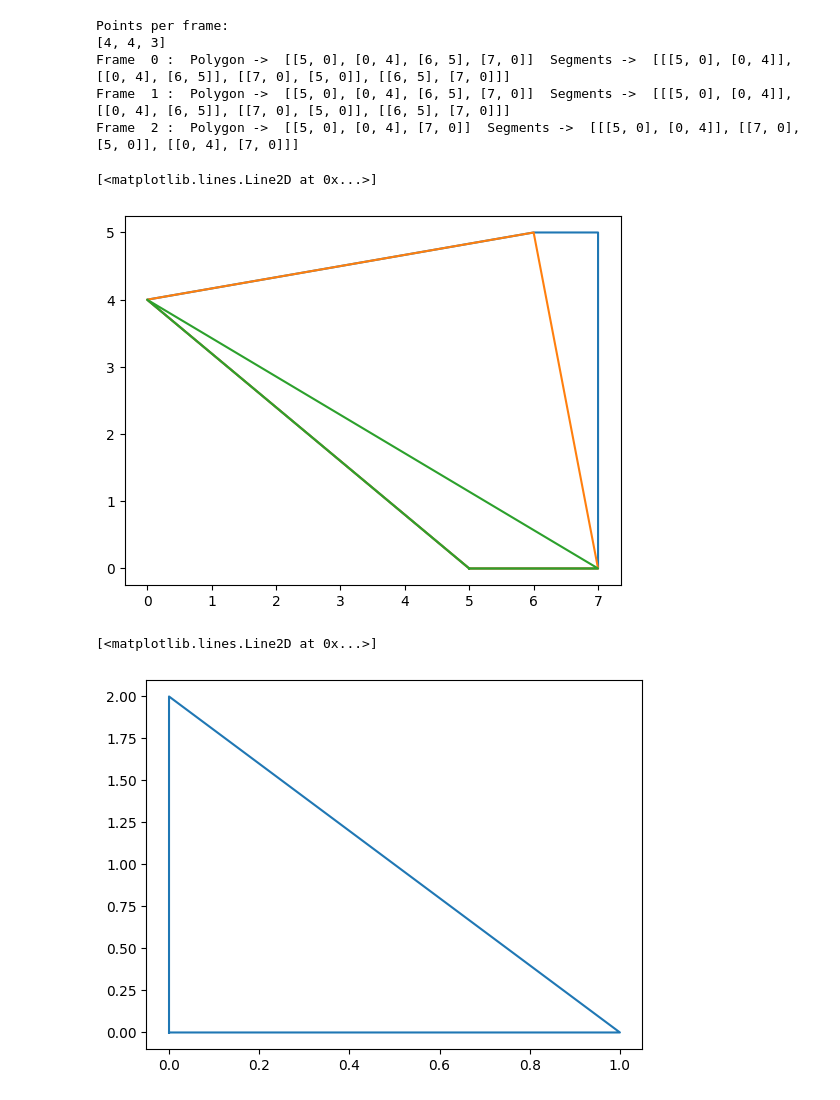
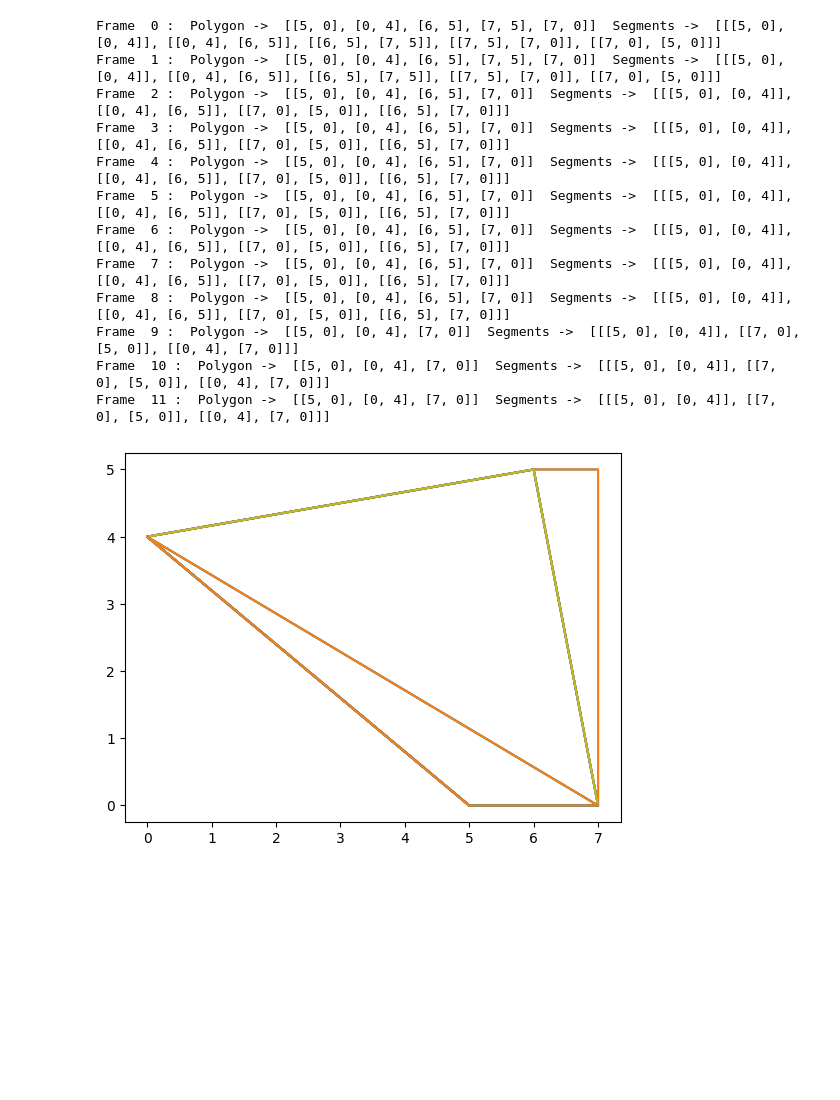
Before and after one commit to Gc0rp/vidat_scripts, a Jupyter notebook: Polygon Points and Spatial Interpolation.ipynb, the cells around one changed output. Cells and saved outputs as stored; diff of their text form; code cells hidden in the pictures; blank space fills up the shorter version.

```diff
--- a/Polygon Points and Spatial Interpolation.ipynb
+++ b/Polygon Points and Spatial Interpolation.ipynb
@@ -299,61 +332,70 @@ def spatialInterpolate(polygon_A, polygon_B, segments_A, segments_B, operation):
         polygon_A, segments_A = removeVertex(list(smallest_coordinate), segments_A, polygon_A)
 
     return np.array(polygon_A), np.array(segments_A)
+# %%
+def convertToFrameCoords(polygon):
+    """
+    Given a polygon this seperates the x and y values into seperate arrays so they can be processed by matplotlib.
+
+    Args:
+        polygon: An array of vertices
+
+    Returns:
+        Two lists, one containing the x value and the other containing the y values.
+    """
+
+    x_coords = []
+    y_coords = []
+
+    for coord in polygon:
+        x_coords.append(coord[0])
+        y_coords.append(coord[1])
+
+    x_coords.append(polygon[0][0])
+    y_coords.append(polygon[0][1])
+    return x_coords, y_coords
 # %%
-x = 3 # Number of frames
-operation = '-' # Monotonically decreasing
-
-# CODE FOR MONOTONICALLY INCREASING POLYGON - change operation to '+' before running
-# polygon_A = np.array([[0,0],[1,0],[0,2]]) # Polygon A
-# polygon_B = np.array([[5,0], [0,4], [6,5], [7,5], [7,0]]) # Polygon B
-# pointFrameList = getPointsPerFrame(polygon_A, polygon_B, x)
-# segments_A = np.array([[[0,0], [0,2]], [[0,2], [1,0]], [[1,0], [0,0]]])
-# segments_B = np.array([[[5,0], [0,4]], [[0,4], [6,5]], [[6,5], [7,5]], [[7,5], [7,0]], [[7,0], [5,0]]])
-
+x = 12 # Number of frames
 
 # CODE FOR MONOTONICALLY DECREASING POLYGON - change operation to '-' before running
+operation = '-' # Monotonically decreasing
 polygon_A = np.array([[5,0], [0,4], [6,5], [7,5], [7,0]])
 polygon_B = np.array([[0,0],[1,0],[0,2]]) # Polygon B
 segments_A = np.array([[[5,0], [0,4]], [[0,4], [6,5]], [[6,5], [7,5]], [[7,5], [7,0]], [[7,0], [5,0]]])
 segments_B = np.array([[[0,0], [0,2]], [[0,2], [1,0]], [[1,0], [0,0]]])
 
 
 
 pointFrameList = getPointsPerFrame(polygon_A, polygon_B, x)
-
-print("Points per frame: ")
-print(pointFrameList)
+x_frameCoords = []
 
 
 for i in range(0, x):
     # If we are not adding or removing points
     if(len(polygon_A) == pointFrameList[i]):
         if(operation == '+'):
             minimumSubset(polygon_A, polygon_B)
         if(operation == '-'):
             minimumSubset(polygon_B, polygon_A)
     else:
         # If we decide to add/remove a point
         polygon_A, segments_A = spatialInterpolate(polygon_A, polygon_B, segments_A, segments_B, operation)
+
+    frame = convertToFrameCoords(polygon_A)
+    x_value = 0
+    plt.plot(frame[0], frame[1]) # Initial State
     print("Frame ", i, ": ", "Polygon -> ", polygon_A.tolist(), " Segments -> ", segments_A.tolist())
 # %% [output]
-Points per frame:
-[4, 4, 3]
-Frame  0 :  Polygon ->  [[5, 0], [0, 4], [6, 5], [7, 0]]  Segments ->  [[[5, 0], [0, 4]], [[0, 4], [6, 5]], [[7, 0], [5, 0]], [[6, 5], [7, 0]]]
-Frame  1 :  Polygon ->  [[5, 0], [0, 4], [6, 5], [7, 0]]  Segments ->  [[[5, 0], [0, 4]], [[0, 4], [6, 5]], [[7, 0], [5, 0]], [[6, 5], [7, 0]]]
-Frame  2 :  Polygon ->  [[5, 0], [0, 4], [7, 0]]  Segments ->  [[[5, 0], [0, 4]], [[7, 0], [5, 0]], [[0, 4], [7, 0]]]
+Frame  0 :  Polygon ->  [[5, 0], [0, 4], [6, 5], [7, 5], [7, 0]]  Segments ->  [[[5, 0], [0, 4]], [[0, 4], [6, 5]], [[6, 5], [7, 5]], [[7, 5], [7, 0]], [[7, 0], [5, 0]]]
+Frame  1 :  Polygon ->  [[5, 0], [0, 4], [6, 5], [7, 5], [7, 0]]  Segments ->  [[[5, 0], [0, 4]], [[0, 4], [6, 5]], [[6, 5], [7, 5]], [[7, 5], [7, 0]], [[7, 0], [5, 0]]]
+Frame  2 :  Polygon ->  [[5, 0], [0, 4], [6, 5], [7, 0]]  Segments ->  [[[5, 0], [0, 4]], [[0, 4], [6, 5]], [[7, 0], [5, 0]], [[6, 5], [7, 0]]]
+Frame  3 :  Polygon ->  [[5, 0], [0, 4], [6, 5], [7, 0]]  Segments ->  [[[5, 0], [0, 4]], [[0, 4], [6, 5]], [[7, 0], [5, 0]], [[6, 5], [7, 0]]]
+Frame  4 :  Polygon ->  [[5, 0], [0, 4], [6, 5], [7, 0]]  Segments ->  [[[5, 0], [0, 4]], [[0, 4], [6, 5]], [[7, 0], [5, 0]], [[6, 5], [7, 0]]]
+Frame  5 :  Polygon ->  [[5, 0], [0, 4], [6, 5], [7, 0]]  Segments ->  [[[5, 0], [0, 4]], [[0, 4], [6, 5]], [[7, 0], [5, 0]], [[6, 5], [7, 0]]]
+Frame  6 :  Polygon ->  [[5, 0], [0, 4], [6, 5], [7, 0]]  Segments ->  [[[5, 0], [0, 4]], [[0, 4], [6, 5]], [[7, 0], [5, 0]], [[6, 5], [7, 0]]]
+Frame  7 :  Polygon ->  [[5, 0], [0, 4], [6, 5], [7, 0]]  Segments ->  [[[5, 0], [0, 4]], [[0, 4], [6, 5]], [[7, 0], [5, 0]], [[6, 5], [7, 0]]]
+Frame  8 :  Polygon ->  [[5, 0], [0, 4], [6, 5], [7, 0]]  Segments ->  [[[5, 0], [0, 4]], [[0, 4], [6, 5]], [[7, 0], [5, 0]], [[6, 5], [7, 0]]]
+Frame  9 :  Polygon ->  [[5, 0], [0, 4], [7, 0]]  Segments ->  [[[5, 0], [0, 4]], [[7, 0], [5, 0]], [[0, 4], [7, 0]]]
+Frame  10 :  Polygon ->  [[5, 0], [0, 4], [7, 0]]  Segments ->  [[[5, 0], [0, 4]], [[7, 0], [5, 0]], [[0, 4], [7, 0]]]
+Frame  11 :  Polygon ->  [[5, 0], [0, 4], [7, 0]]  Segments ->  [[[5, 0], [0, 4]], [[7, 0], [5, 0]], [[0, 4], [7, 0]]]
+[figure, added]
-# %%
-plt.plot([5, 0, 6, 7, 7, 5], [0, 4, 5, 5, 0, 0]) # Initial State
-
-plt.plot([5, 0, 6, 7, 5], [0, 4, 5, 0, 0]) # Frame 0 and 1
-
-plt.plot([5, 0, 7, 5], [0, 4, 0, 0]) # Frame 2 - Final Start
-# %% [output]
-[<matplotlib.lines.Line2D at 0x...>]
-[figure, removed]
-# %%
-# Final State - Polygon B
-plt.plot([0, 1, 0, 0], [0, 0, 2, 0])
-# %% [output]
-[<matplotlib.lines.Line2D at 0x...>]
-[figure, removed]
```
Also changed, not shown: parts of 2 cells of this notebook, 1 other file.
